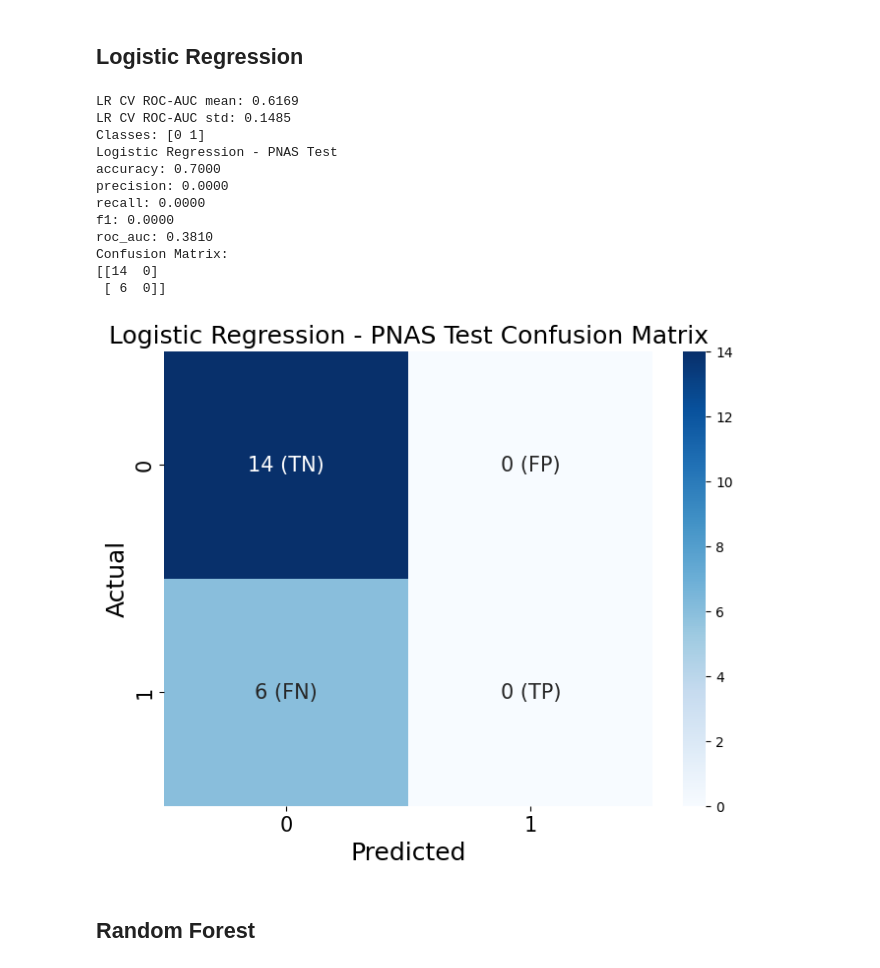
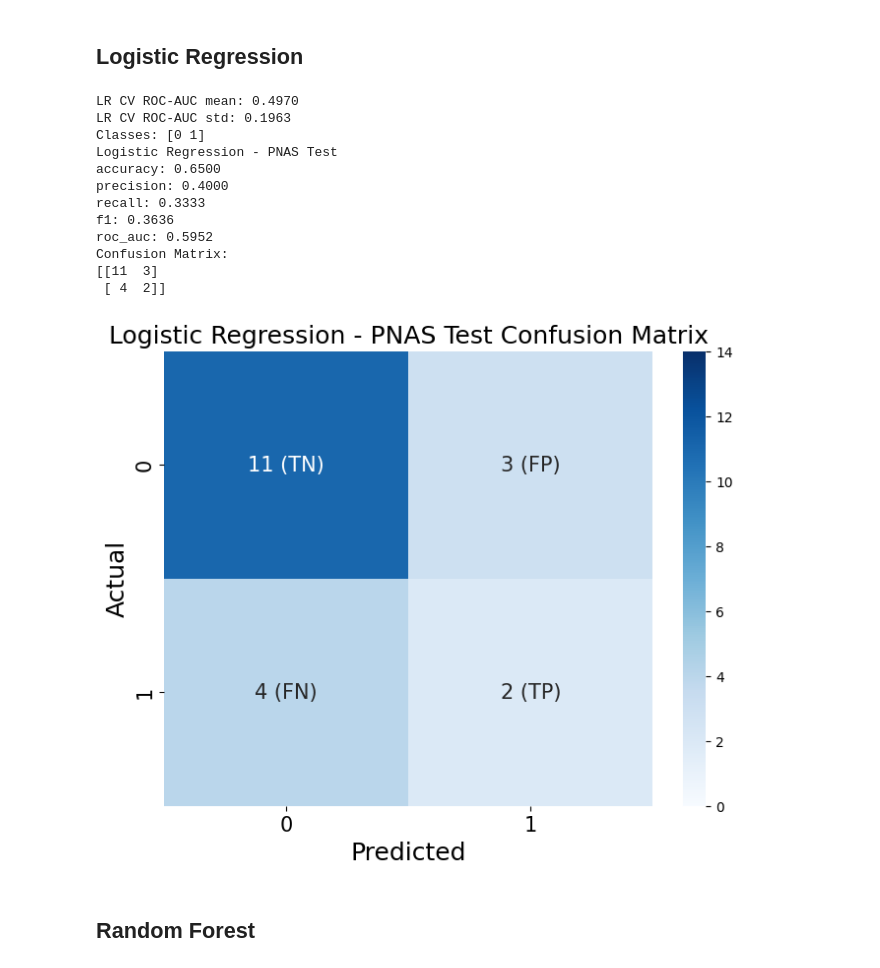
Before and after one commit to sas062/beng203_breast_cancer_recurrence_classifier, a Jupyter notebook: validation_recurrence_classifier.ipynb, the cells around one changed output. Cells and saved outputs as stored; diff of their text form; code cells hidden in the pictures.

```diff
--- a/validation_recurrence_classifier.ipynb
+++ b/validation_recurrence_classifier.ipynb
@@ -170,41 +171,42 @@ Name: count, dtype: int64
 ## Logistic Regression
 # %%
 LR_Model = Pipeline([
+    ("select", SelectKBest(score_func=f_classif, k=10)),
     ("scaler", MinMaxScaler()),
-    ("classifier", LogisticRegression(max_iter=1000, class_weight="balanced", solver="liblinear")),
+    ("classifier", LogisticRegression(max_iter=2000, class_weight="balanced", solver="liblinear", penalty="l1", C=1.0)),
 ])
 
 LR_cv = StratifiedGroupKFold(n_splits=5, shuffle=True, random_state=42)
 LR_cross_scores = cross_val_score(
     LR_Model,
     X_train,
     y_train,
     cv=LR_cv,
     groups=groups_train,
     scoring="roc_auc",
 )
 print(f"LR CV ROC-AUC mean: {LR_cross_scores.mean():.4f}")
 print(f"LR CV ROC-AUC std: {LR_cross_scores.std():.4f}")
 
 LR_Model.fit(X_train, y_train)
 trained_models["Logistic Regression"] = LR_Model
 print("Classes:", LR_Model.named_steps["classifier"].classes_)
 
 pnas_results.append(evaluate_model(LR_Model, X_test, y_test, "Logistic Regression - PNAS Test"))
 # %% [output]
-LR CV ROC-AUC mean: 0.6169
-LR CV ROC-AUC std: 0.1485
+LR CV ROC-AUC mean: 0.4970
+LR CV ROC-AUC std: 0.1963
 Classes: [0 1]
 Logistic Regression - PNAS Test
-accuracy: 0.7000
-precision: 0.0000
-recall: 0.0000
-f1: 0.0000
-roc_auc: 0.3810
+accuracy: 0.6500
+precision: 0.4000
+recall: 0.3333
+f1: 0.3636
+roc_auc: 0.5952
 Confusion Matrix:
-[[14  0]
- [ 6  0]]
+[[11  3]
+ [ 4  2]]
-[figure, old version]
+[figure, new version]
 # %% [markdown]
 ## Random Forest
 # %%
```
Also changed, not shown: parts of 12 cells of this notebook.
